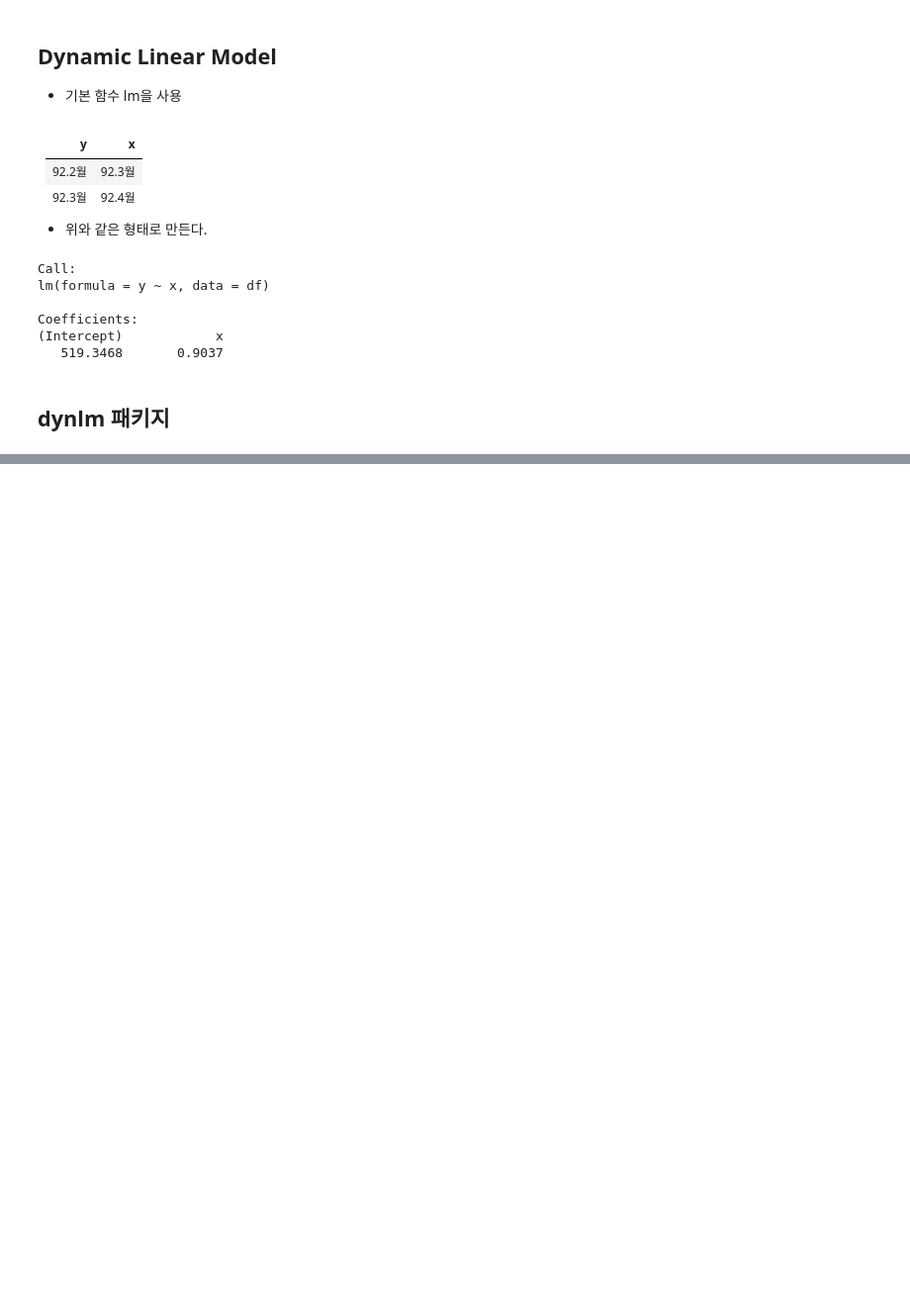
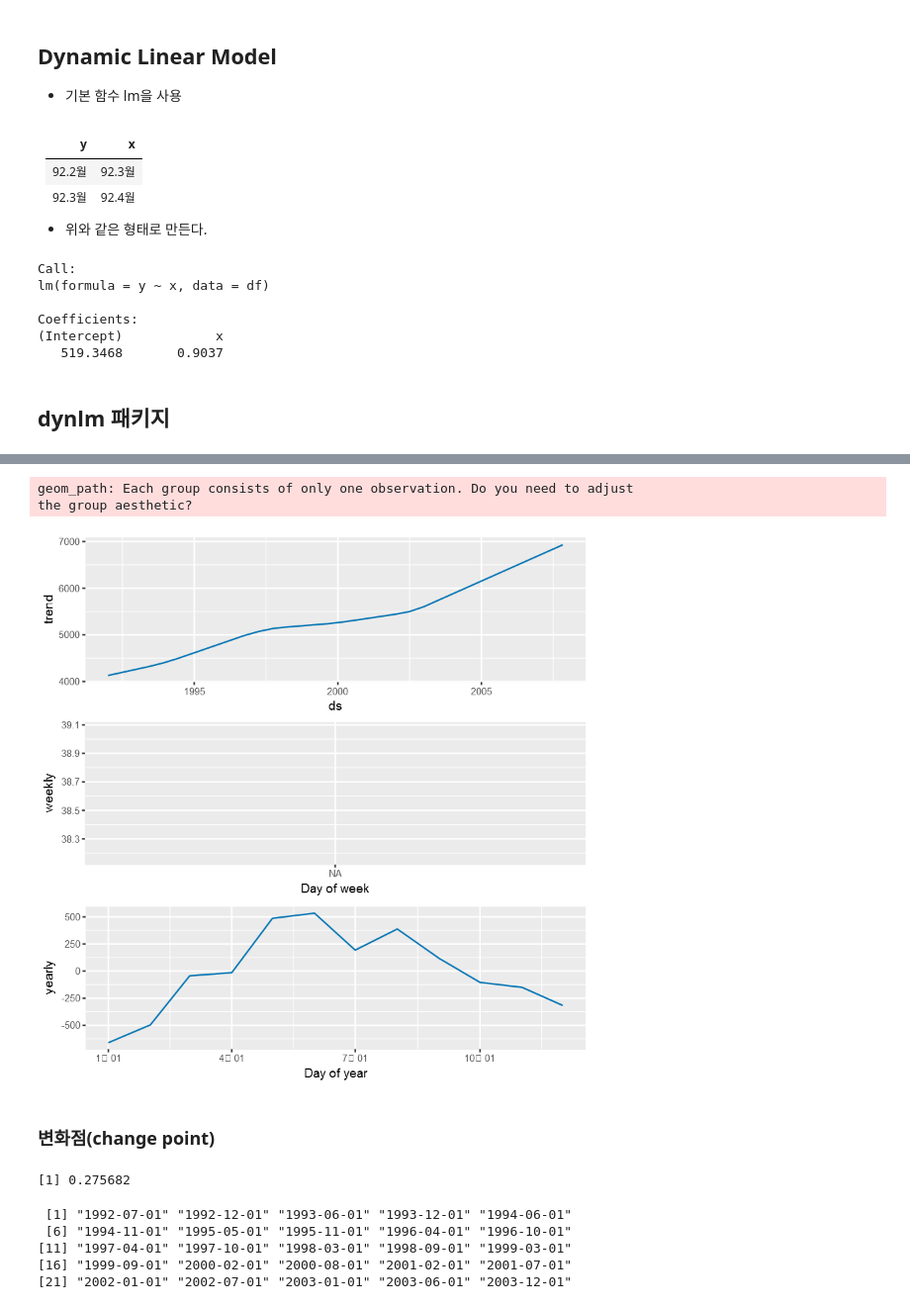
Before and after one commit to byungjun0689/DataScience, a Jupyter notebook: 4. KMU/Third Semester/04. DataScience Practice/02. TimeSeries/3. TimeSeries_Prophet.ipynb, the cells around one changed output, grey strips where cells are left out. Shown at 99% size. Saved outputs shown, nothing was run; the diff lists cells and outputs as text; code cells hidden in the pictures; blank space fills up the shorter version.

```diff
--- a/4. KMU/Third Semester/04. DataScience Practice/02. TimeSeries/3. TimeSeries_Prophet.ipynb
+++ b/4. KMU/Third Semester/04. DataScience Practice/02. TimeSeries/3. TimeSeries_Prophet.ipynb
@@ -84,0 +199,20 @@ ERROR: Error in library(dynlm): there is no package called 'dynlm'
+# %%
+prophet_plot_components(m, forecast) # 분해를 해준다. 데이터가 월단위 데이터라서 그렇다. 주단위로 있을려면 일단위로 있어야 한다.
+# %% [output]
+geom_path: Each group consists of only one observation. Do you need to adjust
+the group aesthetic?
+[figure, added]
+# %% [markdown]
+### 변화점(change point)
+# %%
+m$params$k #기본 성장률 전 구간에 걸쳐서 얼마나 성장하는 추세인가. 1개월마다 평균적으로 0.27씩 성장한다.
+# %% [output]
+[1] 0.275682
+# %%
+m$changepoints #변화점
+# %% [output]
+ [1] "1992-07-01" "1992-12-01" "1993-06-01" "1993-12-01" "1994-06-01"
+ [6] "1994-11-01" "1995-05-01" "1995-11-01" "1996-04-01" "1996-10-01"
+[11] "1997-04-01" "1997-10-01" "1998-03-01" "1998-09-01" "1999-03-01"
+[16] "1999-09-01" "2000-02-01" "2000-08-01" "2001-02-01" "2001-07-01"
+[21] "2002-01-01" "2002-07-01" "2003-01-01" "2003-06-01" "2003-12-01"
```
Also changed, not shown: parts of 21 cells of this notebook, 18 other files.
